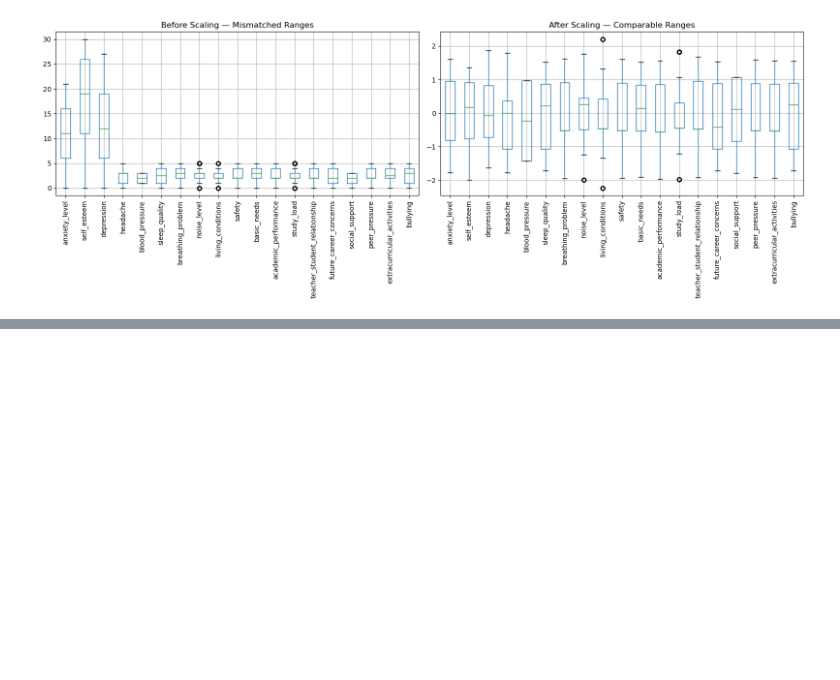
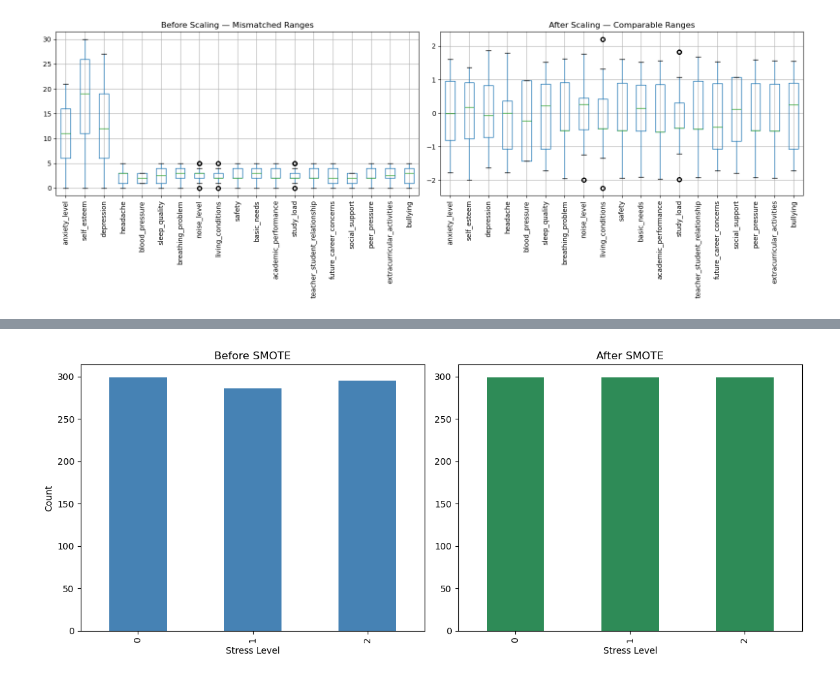
Before and after one commit to chandiracje/AIMAL_Project_Y2S1_G8.1_03, a Jupyter notebook: notebooks/StressLevelDataset(Scaling_IT25102446).ipynb, the cells around one changed output, grey strips where cells are left out. Drawn from its saved outputs; the diff is of its cells as text; code cells hidden in the pictures; blank space fills up the shorter version.

Commit message:
SMOTE

```diff
--- a/notebooks/StressLevelDataset(Scaling_IT25102446).ipynb
+++ b/notebooks/StressLevelDataset(Scaling_IT25102446).ipynb
@@ -277,0 +299,3 @@ plt.show()
+# %%
+smote = SMOTE(random_state=42, k_neighbors=5)
+X_train_balanced, y_train_balanced = smote.fit_resample(X_train, y_train)
@@ -277,0 +337,17 @@ plt.show()
+# %%
+fig, axes = plt.subplots(1, 2, figsize=(12, 5))
+
+y_train.value_counts().sort_index().plot(kind='bar', ax=axes[0], color='steelblue')
+axes[0].set_title("Before SMOTE")
+axes[0].set_xlabel("Stress Level")
+axes[0].set_ylabel("Count")
+
+y_train_balanced.value_counts().sort_index().plot(kind='bar', ax=axes[1], color='seagreen')
+axes[1].set_title("After SMOTE")
+axes[1].set_xlabel("Stress Level")
+
+plt.tight_layout()
+plt.savefig("../results/eda_visualizations/class_balance_comparison.png", dpi=150)
+plt.show()
+# %% [output]
+[figure, added]
```
Also changed, not shown: parts of 12 cells of this notebook, 4 other files.
